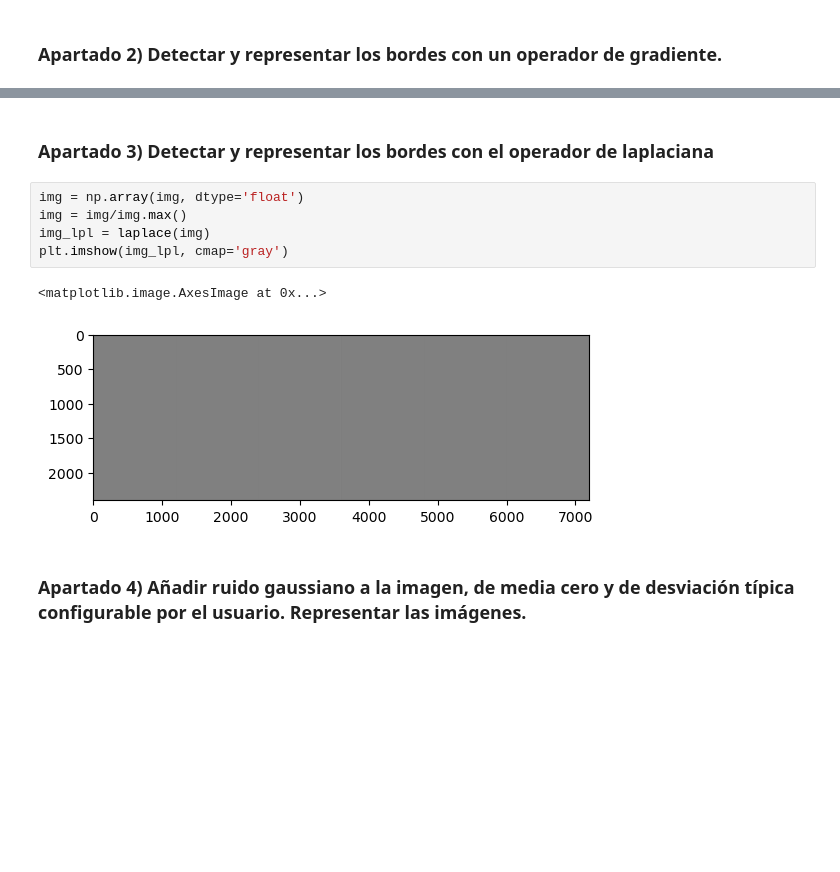
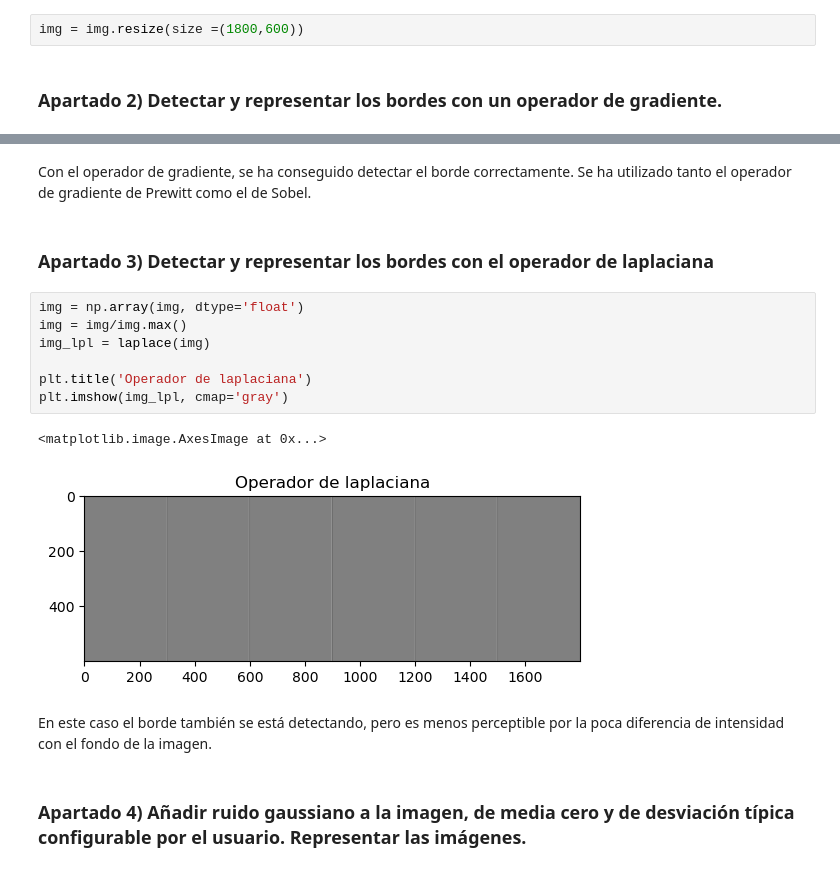
Before and after one commit to andres-rguez/TIV-demo, a Jupyter notebook: Practica_2_AndresRodriguezRamirez.ipynb, the cells around one changed output, grey strips where cells are left out. Saved outputs shown, nothing was run; the diff lists cells and outputs as text; blank space fills up the shorter version.

```diff
--- a/Practica_2_AndresRodriguezRamirez.ipynb
+++ b/Practica_2_AndresRodriguezRamirez.ipynb
@@ -31,3 +29,5 @@ display(img)
+# %%
+img = img.resize(size =(1800,600))
 # %% [markdown]
 ### Apartado 2) Detectar y representar los bordes con un operador de gradiente.
 # %%
@@ -48,13 +52,19 @@ plt.imshow(sobel(img),cmap='gray')
+# %% [markdown]
+Con el operador de gradiente, se ha conseguido detectar el borde correctamente. Se ha utilizado tanto el operador de gradiente de Prewitt como el de Sobel.
 # %% [markdown]
 ### Apartado 3) Detectar y representar los bordes con el operador de laplaciana
 # %%
 img = np.array(img, dtype='float')
 img = img/img.max()
 img_lpl = laplace(img)
+
+plt.title('Operador de laplaciana')
 plt.imshow(img_lpl, cmap='gray')
 # %% [output]
 <matplotlib.image.AxesImage at 0x...>
-[figure, old version]
+[figure, new version]
+# %% [markdown]
+En este caso el borde también se está detectando, pero es menos perceptible por la poca diferencia de intensidad con el fondo de la imagen.
 # %% [markdown]
 ### Apartado 4) Añadir ruido gaussiano a la imagen, de media cero y de desviación típica configurable por el usuario. Representar las imágenes.
 # %%
```
Also changed, not shown: parts of 21 cells of this notebook.
